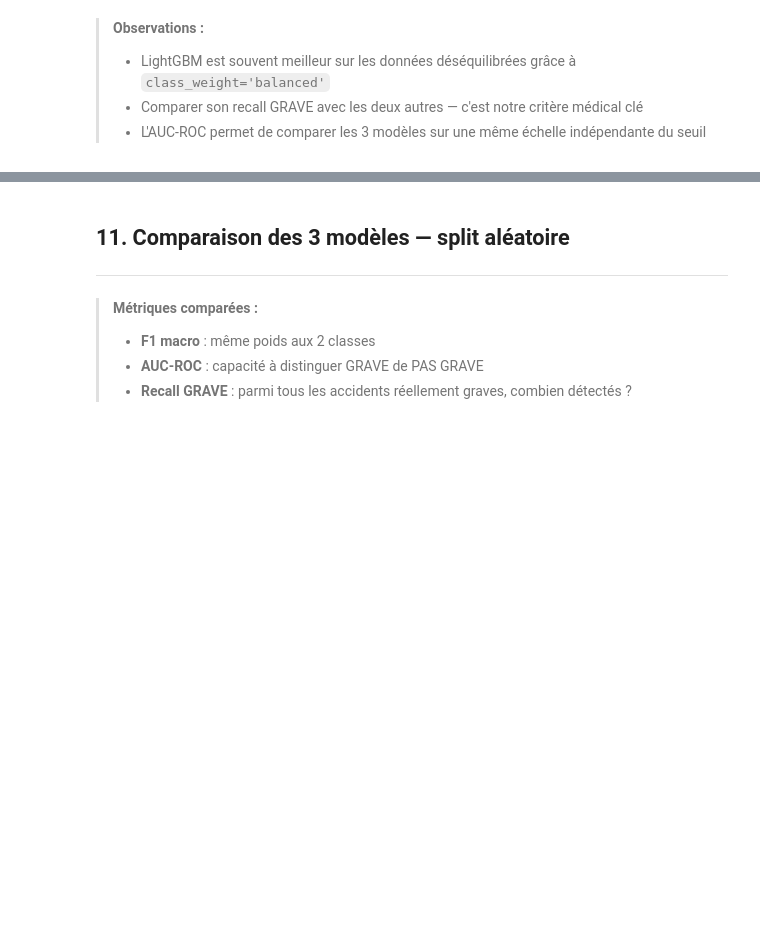
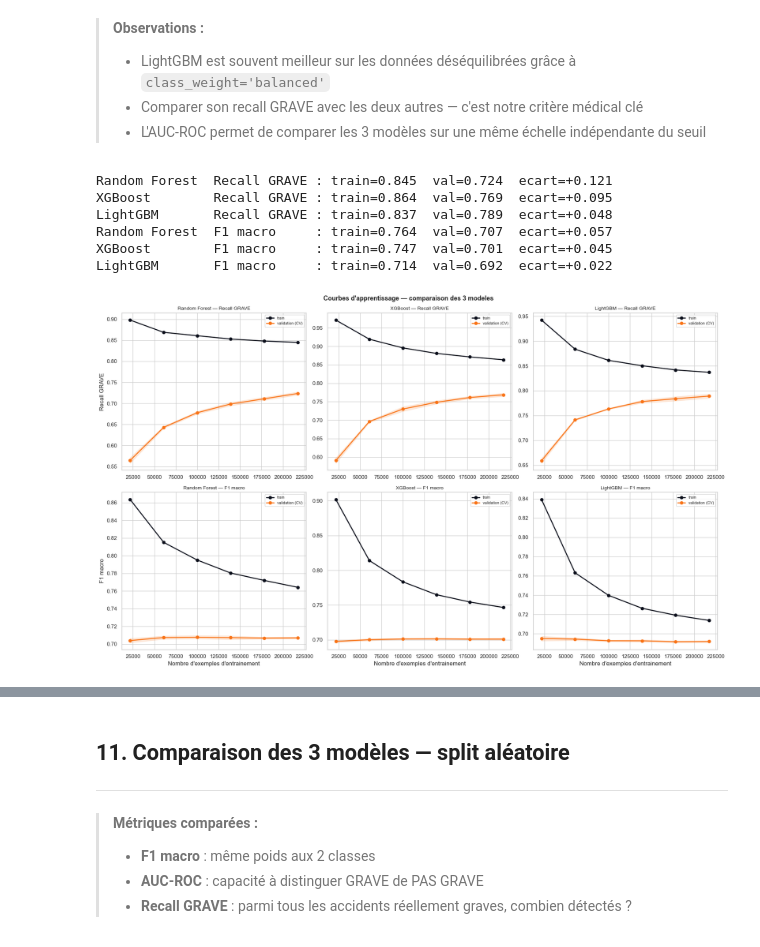
Before and after one commit to Meriem69/Routezone, a Jupyter notebook: notebooks/notebook_05_modelisation_v1.ipynb, the cells around one changed output, grey strips where cells are left out. Saved outputs shown, nothing was run; the diff lists cells and outputs as text; code cells hidden in the pictures; blank space fills up the shorter version.

Commit message:
Update: rapports E2 E3 PDF, learning curves nb05, notebooks 03/07, docker-compose fix

```diff
--- a/notebooks/notebook_05_modelisation_v1.ipynb
+++ b/notebooks/notebook_05_modelisation_v1.ipynb
@@ -561,9 +560,12 @@ weighted avg       0.85      0.78      0.80     62036
 # %%
 with mlflow.start_run(run_name='LightGBM'):
     params_lgbm = {
-        'n_estimators': 200, 'max_depth': 10, 'learning_rate': 0.1,
-        'num_leaves': 63, 'subsample': 0.8, 'colsample_bytree': 0.8,
-        'class_weight': 'balanced', 'random_state': 42, 'n_jobs': -1, 'verbose': -1
+        'n_estimators': 200, 'max_depth': 10,
+        'learning_rate': 0.1,
+        'num_leaves': 63, 'subsample': 0.8,
+        'colsample_bytree': 0.8,
+        'class_weight': 'balanced', 'random_state': 42,
+        'n_jobs': -1, 'verbose': -1
     }
     mlflow.log_params(params_lgbm)
     print('Entraînement LightGBM...')
@@ -628,3 +630,56 @@ weighted avg       0.85      0.77      0.79     62036
 > - LightGBM est souvent meilleur sur les données déséquilibrées grâce à `class_weight='balanced'`
 > - Comparer son recall GRAVE avec les deux autres — c'est notre critère médical clé
 > - L'AUC-ROC permet de comparer les 3 modèles sur une même échelle indépendante du seuil
+# %%
+# ── Courbes d'apprentissage — les 3 modeles compares ─────────────
+import numpy as np
+from sklearn.model_selection import learning_curve, StratifiedKFold
+
+ORANGE, NUIT = "#F97316", "#0A0E1A"
+cv = StratifiedKFold(n_splits=4, shuffle=True, random_state=42)
+
+# scale_pos_weight pour XGBoost (recalcule au cas ou)
+scale_pos = (y_train == 0).sum() / (y_train == 1).sum()
+
+modeles = [
+    ("Random Forest", RandomForestClassifier(**params_rf)),
+    ("XGBoost",       XGBClassifier(n_estimators=200, max_depth=8, learning_rate=0.1,
+                                    subsample=0.8, colsample_bytree=0.8,
+                                    scale_pos_weight=scale_pos, eval_metric="logloss",
+                                    random_state=42, n_jobs=-1)),
+    ("LightGBM",      LGBMClassifier(**params_lgbm)),
+]
+metriques = [("recall", "Recall GRAVE"), ("f1_macro", "F1 macro")]
+
+fig, axes = plt.subplots(2, 3, figsize=(18, 11))
+fig.suptitle("Courbes d'apprentissage — comparaison des 3 modeles",
+             fontsize=13, fontweight="bold")
+
+for r, (sc, titre_m) in enumerate(metriques):
+    for c, (nom, est) in enumerate(modeles):
+        ax = axes[r, c]
+        sizes, tr, va = learning_curve(
+            est, X_train, y_train, train_sizes=np.linspace(0.1, 1.0, 6),
+            cv=cv, scoring=sc, n_jobs=-1, shuffle=True, random_state=42)
+        ax.plot(sizes, tr.mean(1), "o-", color=NUIT, lw=2, label="train")
+        ax.plot(sizes, va.mean(1), "o-", color=ORANGE, lw=2, label="validation (CV)")
+        ax.fill_between(sizes, va.mean(1) - va.std(1), va.mean(1) + va.std(1),
+                        color=ORANGE, alpha=0.15)
+        ax.set_title(f"{nom} — {titre_m}", fontsize=10)
+        if r == 1: ax.set_xlabel("Nombre d'exemples d'entrainement")
+        if c == 0: ax.set_ylabel(titre_m)
+        ax.legend(loc="best", fontsize=8)
+        print(f"{nom:<14} {titre_m:<13}: train={tr.mean(1)[-1]:.3f}  "
+              f"val={va.mean(1)[-1]:.3f}  ecart={tr.mean(1)[-1]-va.mean(1)[-1]:+.3f}")
+
+plt.tight_layout()
+plt.savefig("./visualisations/viz_model_learning_curves.png", dpi=150, bbox_inches="tight")
+plt.show()
+# %% [output]
+Random Forest  Recall GRAVE : train=0.845  val=0.724  ecart=+0.121
+XGBoost        Recall GRAVE : train=0.864  val=0.769  ecart=+0.095
+LightGBM       Recall GRAVE : train=0.837  val=0.789  ecart=+0.048
+Random Forest  F1 macro     : train=0.764  val=0.707  ecart=+0.057
+XGBoost        F1 macro     : train=0.747  val=0.701  ecart=+0.045
+LightGBM       F1 macro     : train=0.714  val=0.692  ecart=+0.022
+[figure, added]
```
Also changed, not shown: parts of 4 cells of this notebook, 14 other files.
